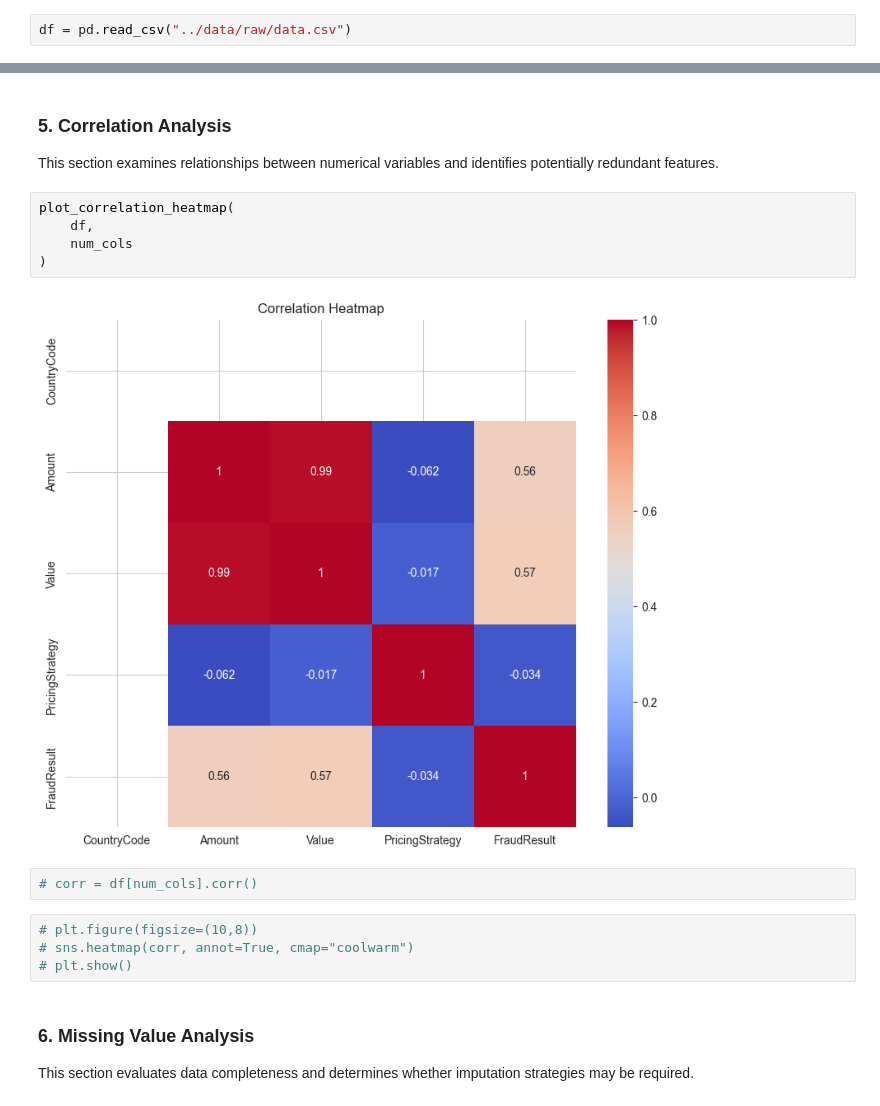
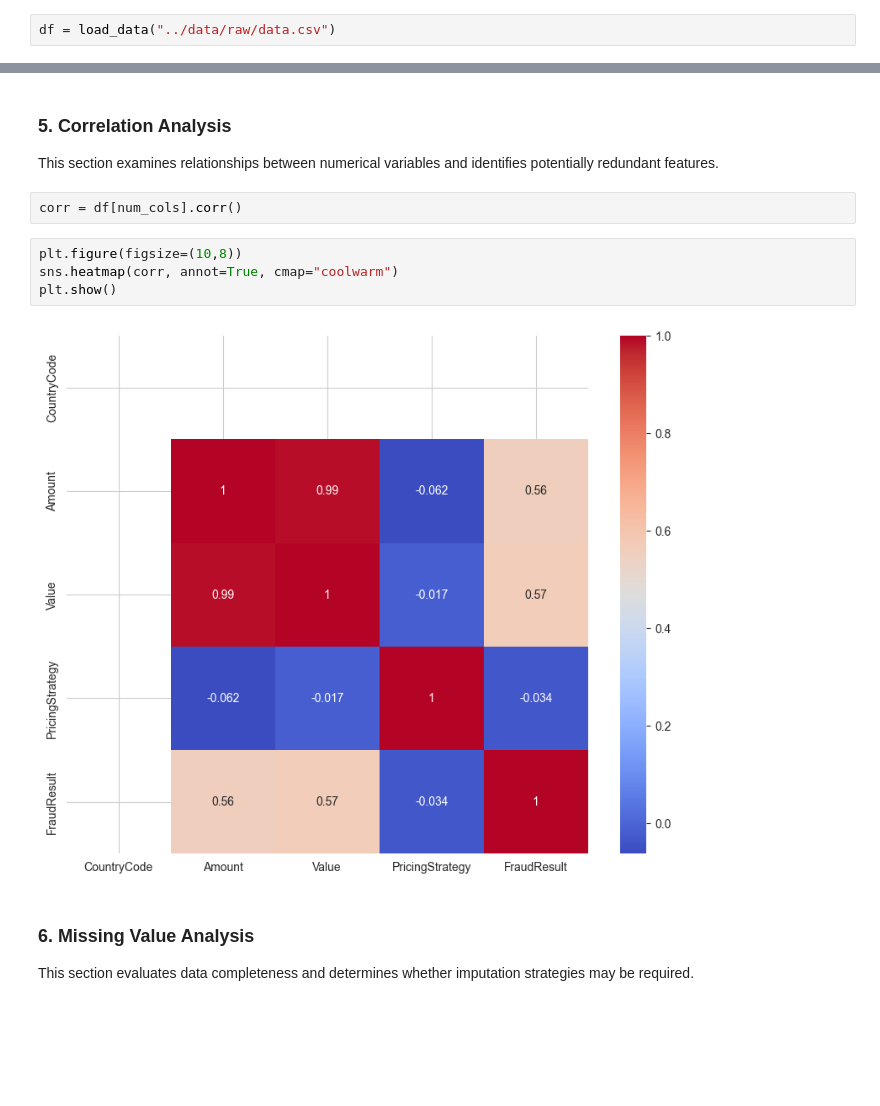
Before and after one commit to arsema-s/credit-risk-model, a Jupyter notebook: notebooks/eda.ipynb, the cells around one changed output, grey strips where cells are left out. Cells and saved outputs as stored; diff of their text form; blank space fills up the shorter version.

```diff
--- a/notebooks/eda.ipynb
+++ b/notebooks/eda.ipynb
@@ -108,5 +59,5 @@ assert (
 
 This section examines the structure of the dataset, including the number of observations, number of features, data types, and sample records.
 # %%
-df = pd.read_csv("../data/raw/data.csv")
+df = load_data("../data/raw/data.csv")
 # %%
@@ -254,19 +180,14 @@ for col in cat_cols:
 ### 5. Correlation Analysis
 
 This section examines relationships between numerical variables and identifies potentially redundant features.
-# %%
-plot_correlation_heatmap(
-    df,
-    num_cols
-)
-# %% [output]
-[figure, removed]
 # %%
-# corr = df[num_cols].corr()
+corr = df[num_cols].corr()
 # %%
-# plt.figure(figsize=(10,8))
-# sns.heatmap(corr, annot=True, cmap="coolwarm")
-# plt.show()
+plt.figure(figsize=(10,8))
+sns.heatmap(corr, annot=True, cmap="coolwarm")
+plt.show()
+# %% [output]
+[figure, added]
 # %% [markdown]
 ### 6. Missing Value Analysis
 
```
Also changed, not shown: parts of 12 cells of this notebook, 6 other files.
